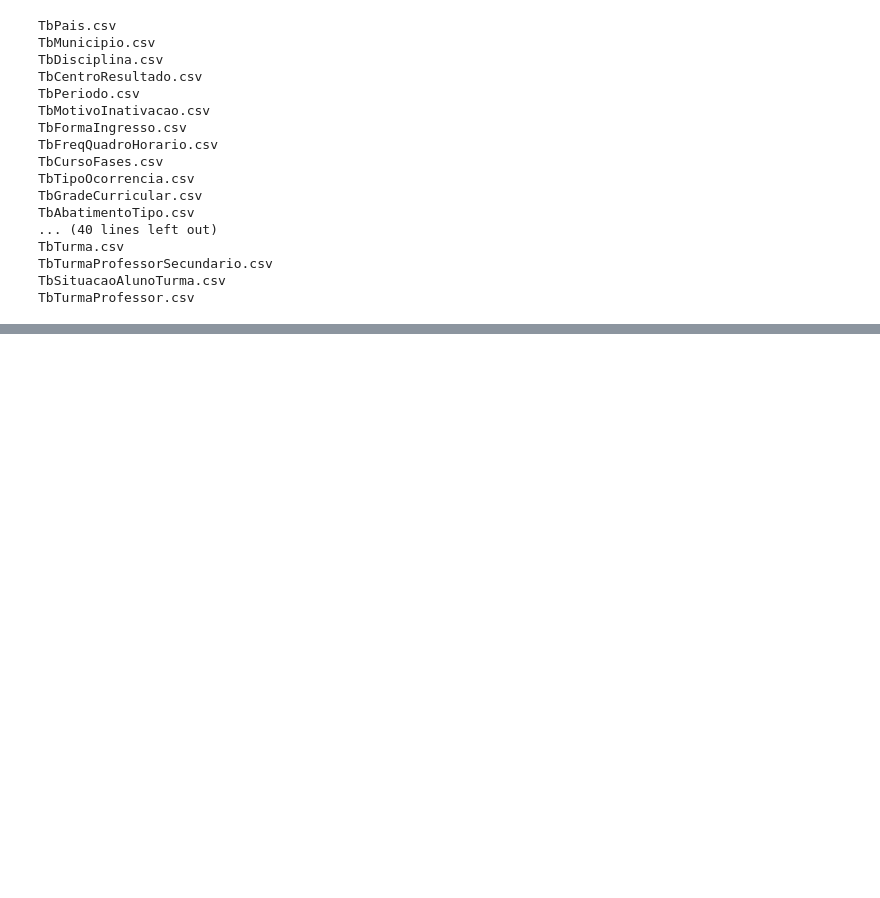
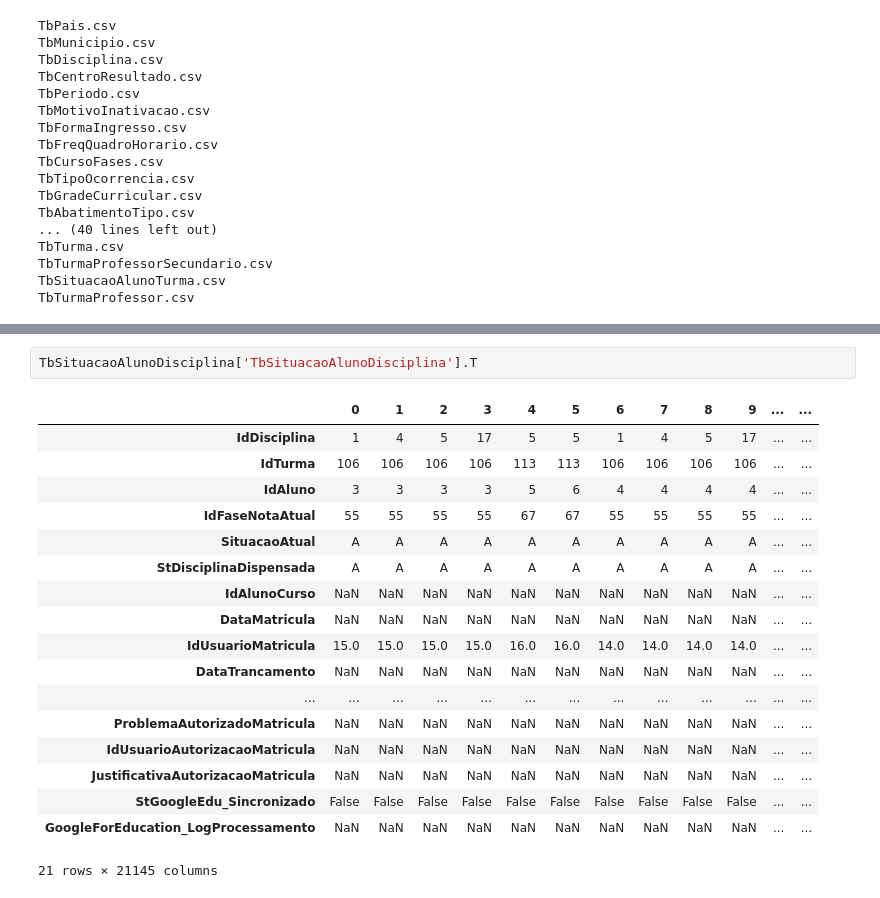
Before and after one commit to johnnathan862/pos-tech-datathon, a Jupyter notebook: exploratory.ipynb, the cells around one changed output, grey strips where cells are left out. Drawn from its saved outputs; the diff is of its cells as text; blank space fills up the shorter version.

```diff
--- a/exploratory.ipynb
+++ b/exploratory.ipynb
@@ -71,0 +229,21 @@ TbTurmaProfessor.csv
+# %%
+TbSituacaoAlunoDisciplina['TbSituacaoAlunoDisciplina'].T
+# %% [output]
+|  | 0 | 1 | 2 | 3 | 4 | 5 | 6 | 7 | 8 | 9 | ... | ... |
+| IdDisciplina | 1 | 4 | 5 | 17 | 5 | 5 | 1 | 4 | 5 | 17 | ... | ... |
+| IdTurma | 106 | 106 | 106 | 106 | 113 | 113 | 106 | 106 | 106 | 106 | ... | ... |
+| IdAluno | 3 | 3 | 3 | 3 | 5 | 6 | 4 | 4 | 4 | 4 | ... | ... |
+| IdFaseNotaAtual | 55 | 55 | 55 | 55 | 67 | 67 | 55 | 55 | 55 | 55 | ... | ... |
+| SituacaoAtual | A | A | A | A | A | A | A | A | A | A | ... | ... |
+| StDisciplinaDispensada | A | A | A | A | A | A | A | A | A | A | ... | ... |
+| IdAlunoCurso | NaN | NaN | NaN | NaN | NaN | NaN | NaN | NaN | NaN | NaN | ... | ... |
+| DataMatricula | NaN | NaN | NaN | NaN | NaN | NaN | NaN | NaN | NaN | NaN | ... | ... |
+| IdUsuarioMatricula | 15.0 | 15.0 | 15.0 | 15.0 | 16.0 | 16.0 | 14.0 | 14.0 | 14.0 | 14.0 | ... | ... |
+| DataTrancamento | NaN | NaN | NaN | NaN | NaN | NaN | NaN | NaN | NaN | NaN | ... | ... |
+| ... | ... | ... | ... | ... | ... | ... | ... | ... | ... | ... | ... | ... |
+| ProblemaAutorizadoMatricula | NaN | NaN | NaN | NaN | NaN | NaN | NaN | NaN | NaN | NaN | ... | ... |
+| IdUsuarioAutorizacaoMatricula | NaN | NaN | NaN | NaN | NaN | NaN | NaN | NaN | NaN | NaN | ... | ... |
+| JustificativaAutorizacaoMatricula | NaN | NaN | NaN | NaN | NaN | NaN | NaN | NaN | NaN | NaN | ... | ... |
+| StGoogleEdu_Sincronizado | False | False | False | False | False | False | False | False | False | False | ... | ... |
+| GoogleForEducation_LogProcessamento | NaN | NaN | NaN | NaN | NaN | NaN | NaN | NaN | NaN | NaN | ... | ... |
+21 rows × 21145 columns
```
Also changed, not shown: parts of 12 cells of this notebook.
